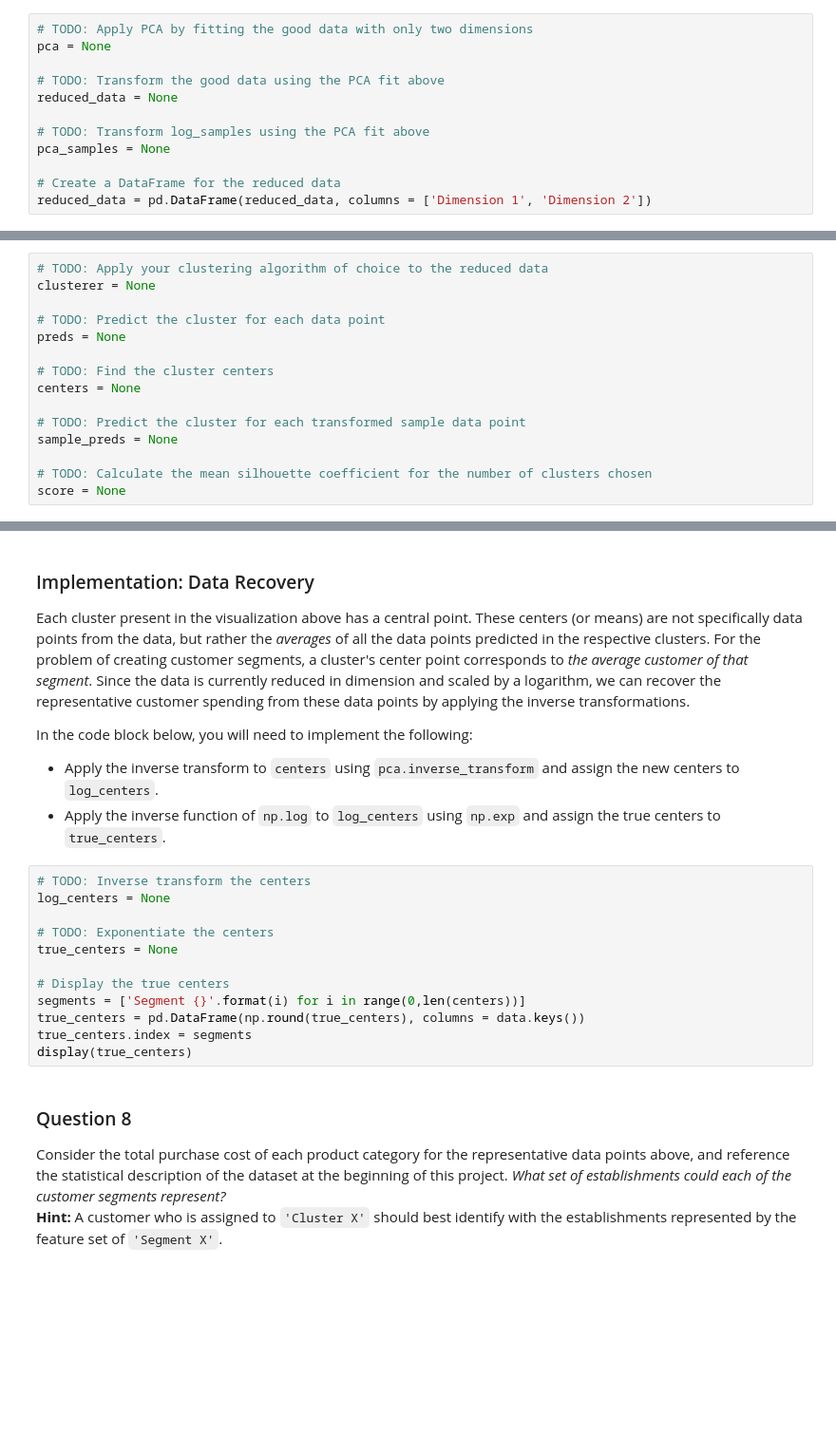
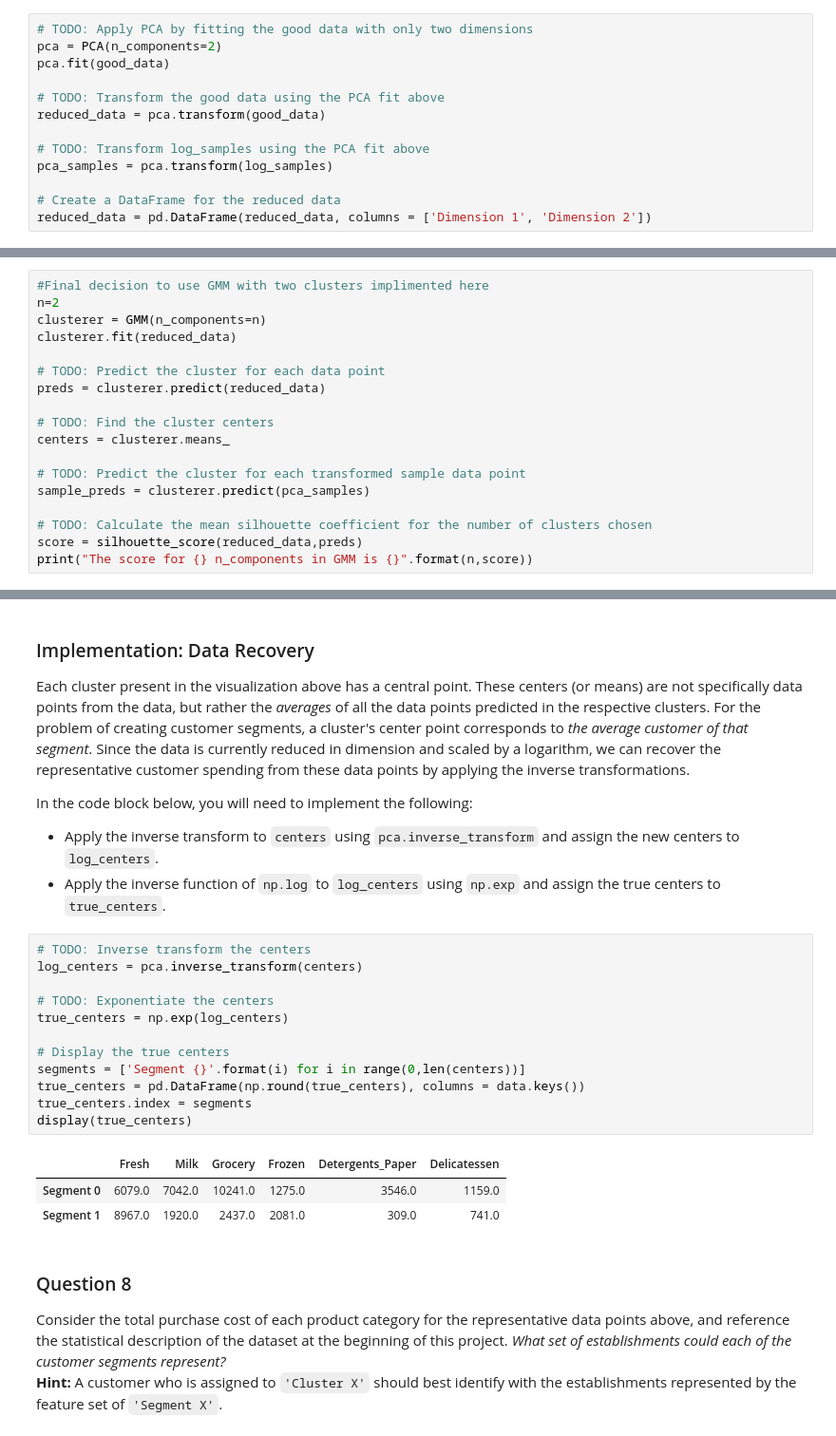
Before and after one commit to krapes/Udacity-Machine-Learning-Projects, a Jupyter notebook: projects/customer_segments/customer_segments.ipynb, the cells around one changed output, grey strips where cells are left out. Shown at 95% size. Saved outputs shown, nothing was run; the diff lists cells and outputs as text; blank space fills up the shorter version.

Commit message:
Revisions added to customer_segments

```diff
--- a/projects/customer_segments/customer_segments.ipynb
+++ b/projects/customer_segments/customer_segments.ipynb
@@ -250,13 +395,14 @@ In the code block below, you will need to implement the following:
  - Apply a PCA transformation of `log_samples` using `pca.transform`, and assign the results to `pca_samples`.
 # %%
 # TODO: Apply PCA by fitting the good data with only two dimensions
-pca = None
+pca = PCA(n_components=2)
+pca.fit(good_data)
 
 # TODO: Transform the good data using the PCA fit above
-reduced_data = None
+reduced_data = pca.transform(good_data)
 
 # TODO: Transform log_samples using the PCA fit above
-pca_samples = None
+pca_samples = pca.transform(log_samples)
 
 # Create a DataFrame for the reduced data
 reduced_data = pd.DataFrame(reduced_data, columns = ['Dimension 1', 'Dimension 2'])
@@ -300,18 +459,3 @@ In the code block below, you will need to implement the following:
  - Predict the cluster for each sample data point in `pca_samples` and assign them `sample_preds`.
  - Import `sklearn.metrics.silhouette_score` and calculate the silhouette score of `reduced_data` against `preds`.
    - Assign the silhouette score to `score` and print the result.
-# %%
-# TODO: Apply your clustering algorithm of choice to the reduced data
-clusterer = None
-
-# TODO: Predict the cluster for each data point
-preds = None
-
-# TODO: Find the cluster centers
-centers = None
-
-# TODO: Predict the cluster for each transformed sample data point
-sample_preds = None
-
-# TODO: Calculate the mean silhouette coefficient for the number of clusters chosen
-score = None
@@ -322,0 +555,18 @@ score = None
+# %%
+#Final decision to use GMM with two clusters implimented here
+n=2
+clusterer = GMM(n_components=n)
+clusterer.fit(reduced_data)
+
+# TODO: Predict the cluster for each data point
+preds = clusterer.predict(reduced_data)
+
+# TODO: Find the cluster centers
+centers = clusterer.means_
+
+# TODO: Predict the cluster for each transformed sample data point
+sample_preds = clusterer.predict(pca_samples)
+
+# TODO: Calculate the mean silhouette coefficient for the number of clusters chosen
+score = silhouette_score(reduced_data,preds)
+print("The score for {} n_components in GMM is {}".format(n,score))
@@ -335,16 +589,20 @@ In the code block below, you will need to implement the following:
  - Apply the inverse function of `np.log` to `log_centers` using `np.exp` and assign the true centers to `true_centers`.
 # %%
 # TODO: Inverse transform the centers
-log_centers = None
+log_centers = pca.inverse_transform(centers)
 
 # TODO: Exponentiate the centers
-true_centers = None
+true_centers = np.exp(log_centers)
 
 # Display the true centers
 segments = ['Segment {}'.format(i) for i in range(0,len(centers))]
 true_centers = pd.DataFrame(np.round(true_centers), columns = data.keys())
 true_centers.index = segments
 display(true_centers)
+# %% [output]
+|  | Fresh | Milk | Grocery | Frozen | Detergents_Paper | Delicatessen |
+| Segment 0 | 6079.0 | 7042.0 | 10241.0 | 1275.0 | 3546.0 | 1159.0 |
+| Segment 1 | 8967.0 | 1920.0 | 2437.0 | 2081.0 | 309.0 | 741.0 |
 # %% [markdown]
 ### Question 8
 Consider the total purchase cost of each product category for the representative data points above, and reference the statistical description of the dataset at the beginning of this project. *What set of establishments could each of the customer segments represent?*
```
Also changed, not shown: parts of 39 cells of this notebook.
